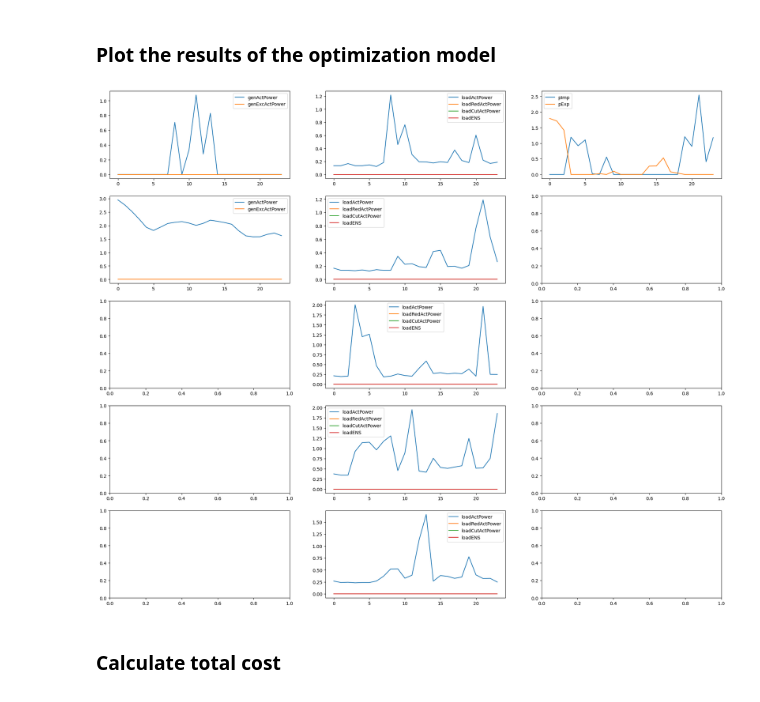
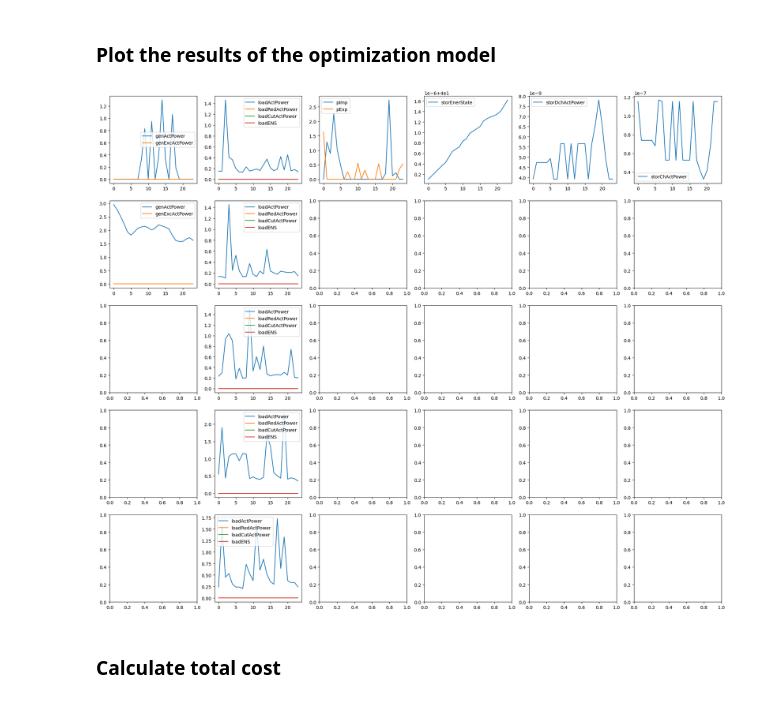
Before and after one commit to feelab-info/PROCSIM_ECs_Simulation_Scenarios, a Jupyter notebook: paper_experiments/Experiment2_EC_Optimization.ipynb, the cells around one changed output. Cells and saved outputs as stored; diff of their text form; code cells hidden in the pictures.

```diff
--- a/paper_experiments/Experiment2_EC_Optimization.ipynb
+++ b/paper_experiments/Experiment2_EC_Optimization.ipynb
@@ -396,6 +424,9 @@ model.loadENS = pe.Var(model.loads, model.t, domain=pe.PositiveReals, initialize
 # Binary variables
 model.genXo = pe.Var(model.gen, model.t, domain=pe.Binary, initialize=0)
 model.loadXo = pe.Var(model.loads, model.t, domain=pe.Binary, initialize=0)
+
+model.storChXo = pe.Var(model.stor, model.t, domain=pe.Binary, initialize=0)
+model.storDchXo = pe.Var(model.stor, model.t, domain=pe.Binary, initialize=0)
 # %%
 # Default behaviour
 default_behaviour = pe.Constraint.Skip
@@ -476,7 +542,10 @@ def _actBalanceEq(m, t):
     temp_loads = sum([m.loadActPower[l, t] - m.loadRedActPower[l, t] - m.loadCutActPower[l, t] - m.loadENS[l, t]
                       for l in np.arange(1, m.loads.last() + 1)])
 
-    return temp_gens + m.pImp[t] - m.pExp[t] - temp_loads == 0
+    temp_stor = sum([m.storChActPower[s, t] - m.storDchActPower[s, t]
+                     for s in np.arange(1, m.stor.last() + 1)])
+
+    return temp_gens + m.pImp[t] - m.pExp[t] - temp_stor - temp_loads == 0
 model.actBalanceSimple = pe.Constraint(model.t, rule=_actBalanceEq)
 # %% [markdown]
 # Define the Objective Function
@@ -488,11 +557,14 @@ def _objFun(m):
     temp_loads = sum([m.loadRedActPower[l, t] * m.loadLimit[l, t, 7] + m.loadCutActPower[l, t] * m.loadLimit[l, t, 8] + m.loadENS[l, t] * m.loadLimit[l, t, 10]
                       for t in np.arange(1, m.t.last() + 1) for l in np.arange(1, m.loads.last() + 1)])
 
+    temp_stor = sum([m.storDchActPower[s, t] * m.storLimit[s, t, 4] - m.storChActPower[s, t] * m.storLimit[s, t, 3] + m.EminRelaxStor[s, t] * 200
+                     for t in np.arange(1, m.t.last() +1) for s in np.arange(1, m.stor.last() + 1)])
+
     temp_rest = sum([m.pImp[t] * m.buyPrice[t] - m.pExp[t] * m.sellPrice[t] for t in np.arange(1, m.t.last() + 1)])
 
-    m.derCost = temp_gens + temp_loads + temp_rest
+    m.derCost = temp_gens + temp_loads + temp_stor + temp_rest
 
-    return temp_gens + temp_loads + temp_rest
+    return temp_gens + temp_loads + temp_stor + temp_rest
 
 model.ObjFun = pe.Objective(rule=_objFun, sense=pe.minimize)
 # %% [markdown]
@@ -565,9 +637,16 @@ result_loadRedActPower = ext_pyomo_vals(model.loadRedActPower)
 result_loadCutActPower = ext_pyomo_vals(model.loadCutActPower)
 result_loadENS = ext_pyomo_vals(model.loadENS)
 
+# Storage
+result_storDchActPower = ext_pyomo_vals(model.storDchActPower)
+result_storChActPower = ext_pyomo_vals(model.storChActPower)
+result_storEnerState = ext_pyomo_vals(model.storEnerState)
+
 # Booleans
 result_genXo = ext_pyomo_vals(model.genXo)
 result_loadXo = ext_pyomo_vals(model.loadXo)
+result_storDchXo = ext_pyomo_vals(model.storDchXo)
+result_storChXo = ext_pyomo_vals(model.storChXo)
 # %% [markdown]
 ### Convert the results to pandas csv and save the results
 # %%
@@ -607,31 +703,44 @@ pd_loadXo.to_csv('../results/cplex_pyomo/loadXo.csv', index=None)
 # %%
 # Plot results
 
-fig, axs = plt.subplots(nrows=5, ncols=3, figsize=(24, 20))
+fig, axs = plt.subplots(nrows=5, ncols=6, figsize=(24, 20))
 
 for i in np.arange(num_generators):
     # Generators
     axs[i, 0].plot(result_genActPower.values[i])
     axs[i, 0].plot(result_genExcActPower.values[i])
     axs[i, 0].legend(['genActPower', 'genExcActPower'])
 
 for i in np.arange(5):
     # Loads
     axs[i, 1].plot(loadLimit[:, :, 0][i, :])
     axs[i, 1].plot(result_loadRedActPower.values[i])
     axs[i, 1].plot(result_loadCutActPower.values[i])
     axs[i, 1].plot(result_loadENS.values[i])
     axs[i, 1].legend(['loadActPower', 'loadRedActPower', 'loadCutActPower', 'loadENS'])
 
 
 axs[0, 2].plot(result_pimp.values)
 axs[0, 2].plot(result_pexp.values)
 axs[0, 2].legend(['pImp', 'pExp'])
 
 
+for i in range(1):
+    axs[i, 3].plot(result_storEnerState.values[i])
+    axs[i, 3].legend(['storEnerState'])
+
+for i in range(1):
+    axs[i, 4].plot(result_storDchActPower.values[i])
+    axs[i, 4].legend(['storDchActPower'])
+
+for i in range(1):
+    axs[i, 5].plot(result_storChActPower.values[i])
+    axs[i, 5].legend(['storChActPower'])
+
+
 plt.show()
 # %% [output]
-[figure, old version]
+[figure, new version]
 # %% [markdown]
 ### Calculate total cost
 # %%
```
Also changed, not shown: parts of 16 cells of this notebook, 1 other file.
